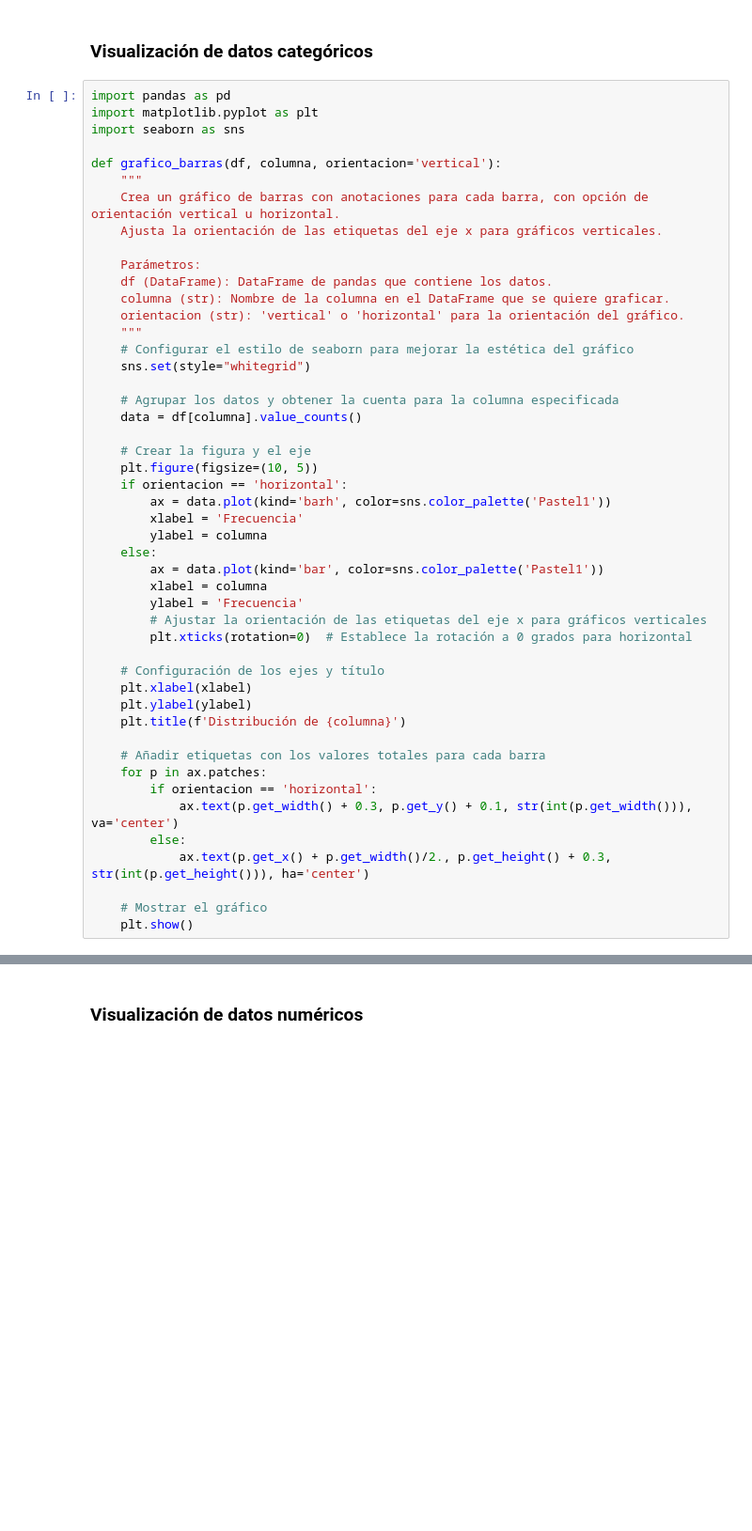
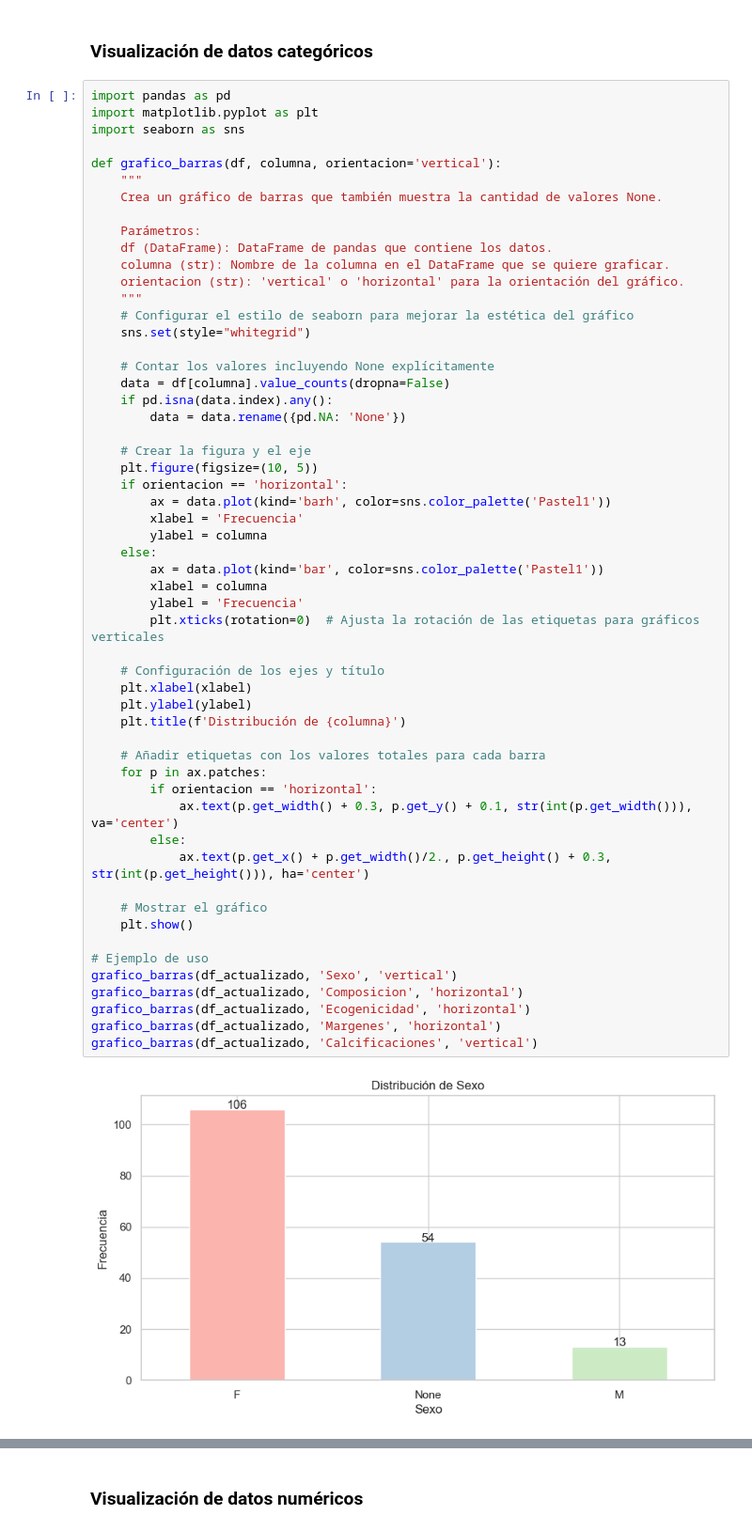
Before and after one commit to Dezarti/nodulos_tiroideos, a Jupyter notebook: 1_exploracion_datos.ipynb, the cells around one changed output, grey strips where cells are left out. Shown at 94% size. Cells and saved outputs as stored; diff of their text form; blank space fills up the shorter version.

```diff
--- a/1_exploracion_datos.ipynb
+++ b/1_exploracion_datos.ipynb
@@ -668,8 +724,7 @@ import seaborn as sns
 
 def grafico_barras(df, columna, orientacion='vertical'):
     """
-    Crea un gráfico de barras con anotaciones para cada barra, con opción de orientación vertical u horizontal.
-    Ajusta la orientación de las etiquetas del eje x para gráficos verticales.
+    Crea un gráfico de barras que también muestra la cantidad de valores None.
 
     Parámetros:
     df (DataFrame): DataFrame de pandas que contiene los datos.
@@ -678,34 +733,44 @@ def grafico_barras(df, columna, orientacion='vertical'):
     """
     # Configurar el estilo de seaborn para mejorar la estética del gráfico
     sns.set(style="whitegrid")
 
-    # Agrupar los datos y obtener la cuenta para la columna especificada
-    data = df[columna].value_counts()
+    # Contar los valores incluyendo None explícitamente
+    data = df[columna].value_counts(dropna=False)
+    if pd.isna(data.index).any():
+        data = data.rename({pd.NA: 'None'})
 
     # Crear la figura y el eje
     plt.figure(figsize=(10, 5))
     if orientacion == 'horizontal':
         ax = data.plot(kind='barh', color=sns.color_palette('Pastel1'))
         xlabel = 'Frecuencia'
         ylabel = columna
     else:
         ax = data.plot(kind='bar', color=sns.color_palette('Pastel1'))
         xlabel = columna
         ylabel = 'Frecuencia'
-        # Ajustar la orientación de las etiquetas del eje x para gráficos verticales
-        plt.xticks(rotation=0)  # Establece la rotación a 0 grados para horizontal
+        plt.xticks(rotation=0)  # Ajusta la rotación de las etiquetas para gráficos verticales
 
     # Configuración de los ejes y título
     plt.xlabel(xlabel)
     plt.ylabel(ylabel)
     plt.title(f'Distribución de {columna}')
 
     # Añadir etiquetas con los valores totales para cada barra
     for p in ax.patches:
         if orientacion == 'horizontal':
             ax.text(p.get_width() + 0.3, p.get_y() + 0.1, str(int(p.get_width())), va='center')
         else:
             ax.text(p.get_x() + p.get_width()/2., p.get_height() + 0.3, str(int(p.get_height())), ha='center')
 
     # Mostrar el gráfico
     plt.show()
+
+# Ejemplo de uso
+grafico_barras(df_actualizado, 'Sexo', 'vertical')
+grafico_barras(df_actualizado, 'Composicion', 'horizontal')
+grafico_barras(df_actualizado, 'Ecogenicidad', 'horizontal')
+grafico_barras(df_actualizado, 'Margenes', 'horizontal')
+grafico_barras(df_actualizado, 'Calcificaciones', 'vertical')
+# %% [output]
+[figure, added]
```
Also changed, not shown: parts of 33 cells of this notebook, 1 other file.
